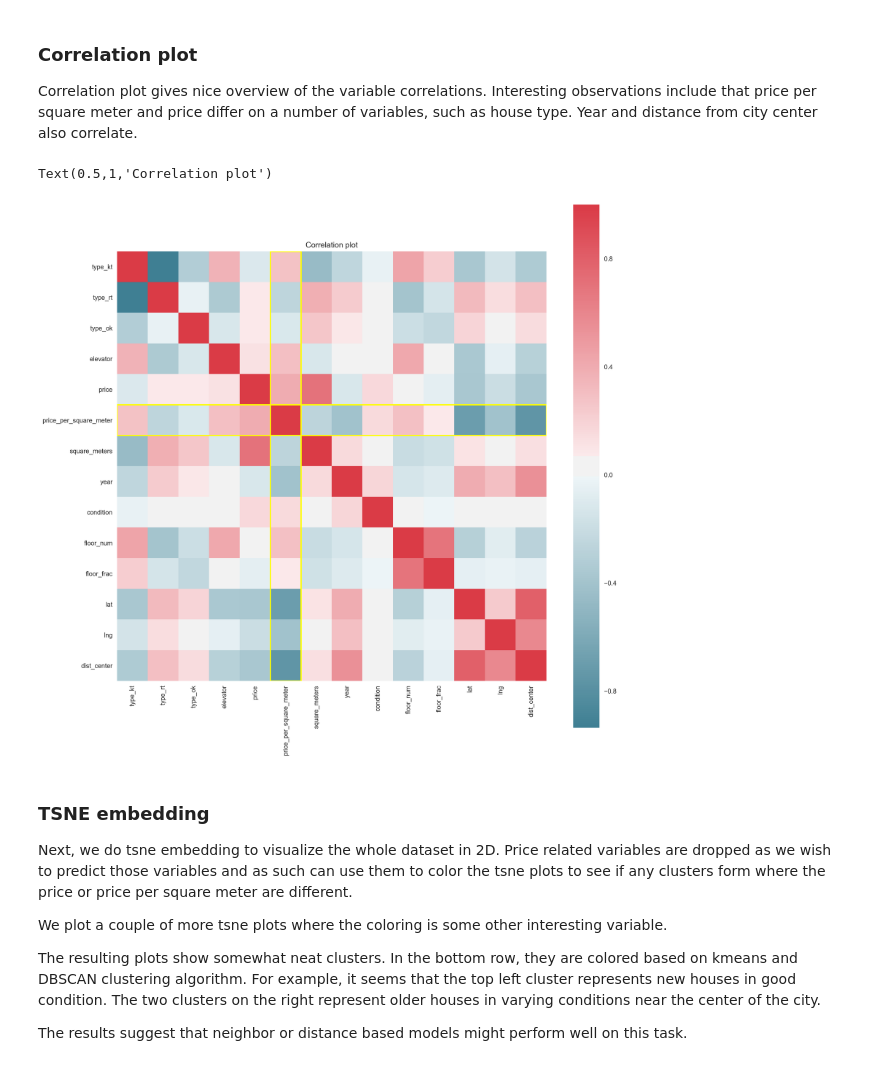
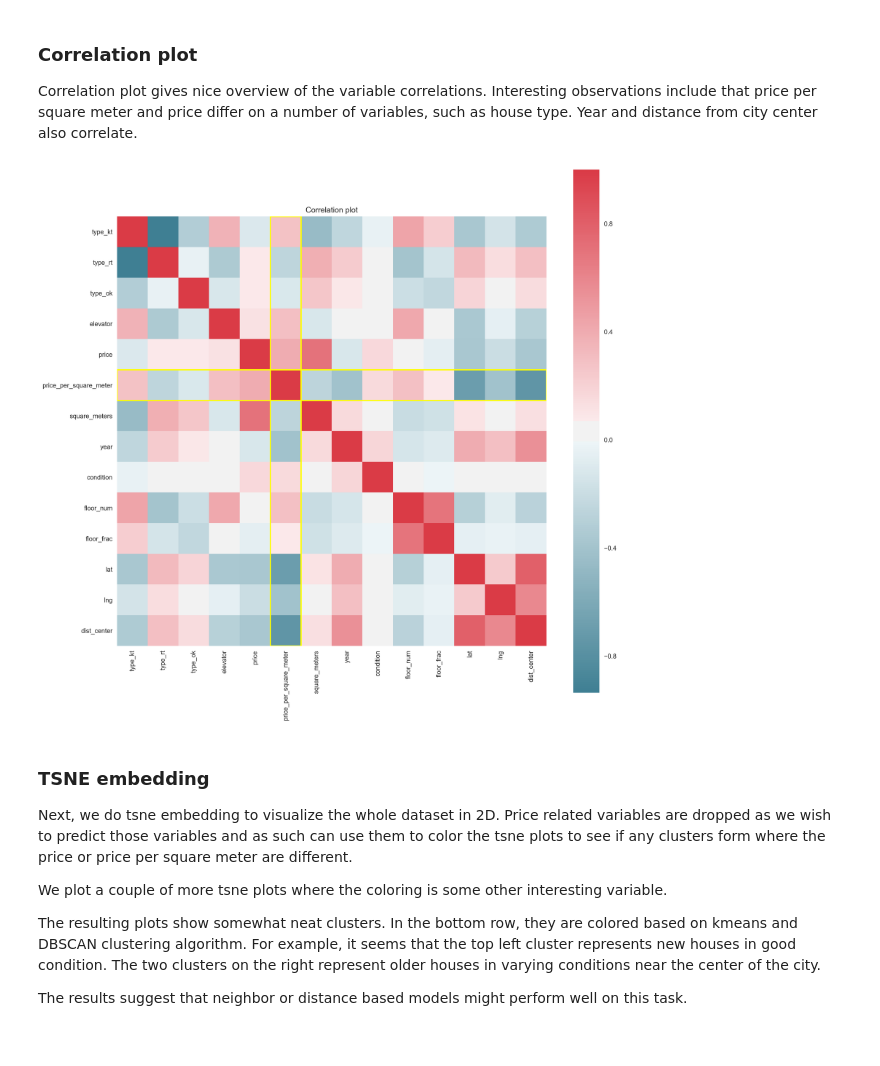
Before and after one commit to kaleaht/house-prices, a Jupyter notebook: sexy_book.ipynb, the cells around one changed output. Saved outputs shown, nothing was run; the diff lists cells and outputs as text; code cells hidden in the pictures.

```diff
--- a/sexy_book.ipynb
+++ b/sexy_book.ipynb
@@ -141,37 +62,10 @@ plt.scatter(data=data, x='year', y='dist_center')
 # %% [markdown]
 ### Correlation plot
 Correlation plot gives nice overview of the variable correlations. Interesting observations include that price per square meter and price differ on a number of variables, such as house type. Year and distance from city center also correlate.
-# %%
-corr = data.corr()
-f, ax = plt.subplots(figsize=(15, 15), dpi=250)
-sns.heatmap(corr, mask=np.zeros_like(corr, dtype=np.bool), cmap=sns.diverging_palette(220, 10, as_cmap=True),
-            square=True, ax=ax)
-
-ax.add_patch(
-    patches.Rectangle(
-        (5, 0),
-        1,
-        14,
-        fill=False,
-        linewidth=2,
-        color='yellow'
-    )
-)
-ax.add_patch(
-    patches.Rectangle(
-            (0, 5),
-            14,
-            1,
-            fill=False,
-            linewidth=2,
-            color='yellow'
-    )
-)
-
-plt.title('Correlation plot')
-# %% [output]
-Text(0.5,1,'Correlation plot')
-[figure, removed]
+# %%
+utils.plot_correlation(data)
+# %% [output]
+[figure, added]
 # %% [markdown]
 ### TSNE embedding
 Next, we do tsne embedding to visualize the whole dataset in 2D. Price related variables are dropped as we wish to predict those variables and as such can use them to color the tsne plots to see if any clusters form where the price or price per square meter are different.
```
Also changed, not shown: parts of 17 cells of this notebook.
